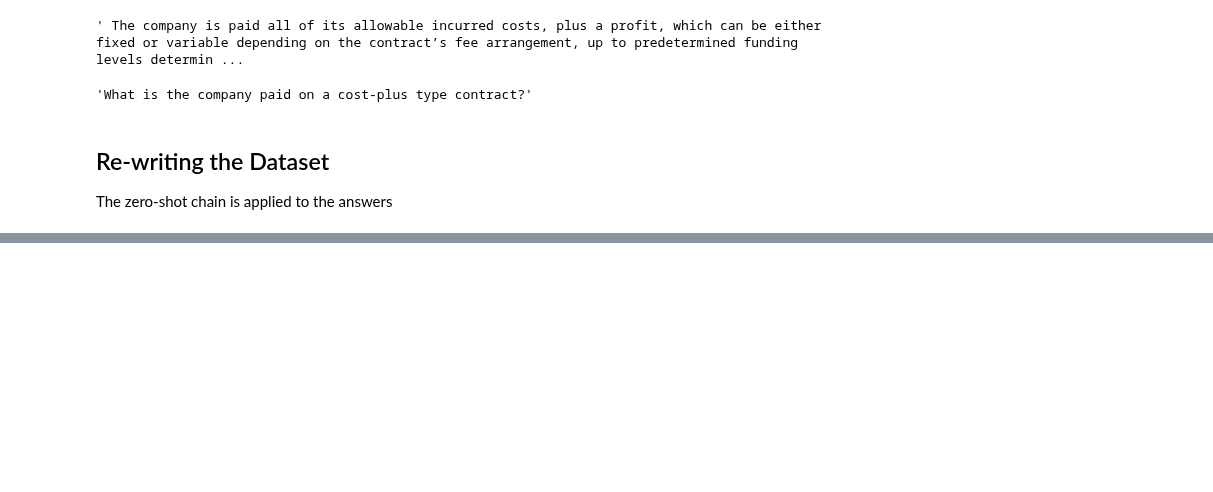
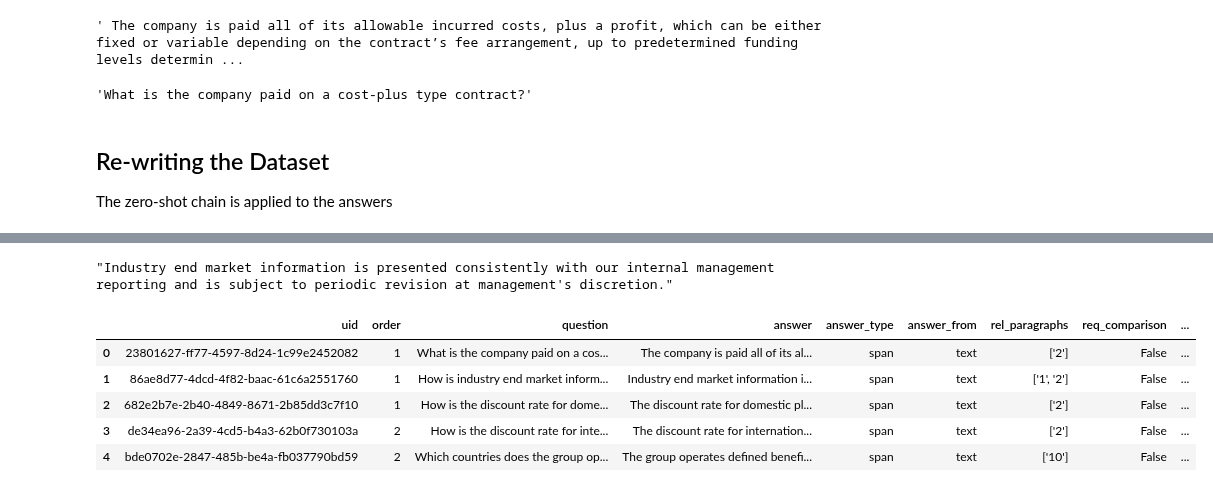
Before and after one commit to yw4401/FinBot, a Jupyter notebook: notebooks/tatqa_datasets_rewrite.ipynb, the cells around one changed output, grey strips where cells are left out. Saved outputs shown, nothing was run; the diff lists cells and outputs as text; code cells hidden in the pictures; blank space fills up the shorter version.

```diff
--- a/notebooks/tatqa_datasets_rewrite.ipynb
+++ b/notebooks/tatqa_datasets_rewrite.ipynb
@@ -82,0 +95,13 @@ KeyboardInterrupt:
+# %%
+tatqa_df["answer"].tolist()[1]
+# %% [output]
+"Industry end market information is presented consistently with our internal management reporting and is subject to periodic revision at management's discretion."
+# %%
+tatqa_df.head()
+# %% [output]
+|  | uid | order | question | answer | answer_type | answer_from | rel_paragraphs | req_comparison | ... |
+| 0 | 23801627-ff77-4597-8d24-1c99e2452082 | 1 | What is the company paid on a cos... | The company is paid all of its al... | span | text | ['2'] | False | ... |
+| 1 | 86ae8d77-4dcd-4f82-baac-61c6a2551760 | 1 | How is industry end market inform... | Industry end market information i... | span | text | ['1', '2'] | False | ... |
+| 2 | 682e2b7e-2b40-4849-8671-2b85dd3c7f10 | 1 | How is the discount rate for dome... | The discount rate for domestic pl... | span | text | ['2'] | False | ... |
+| 3 | de34ea96-2a39-4cd5-b4a3-62b0f730103a | 2 | How is the discount rate for inte... | The discount rate for internation... | span | text | ['2'] | False | ... |
+| 4 | bde0702e-2847-485b-be4a-fb037790bd59 | 2 | Which countries does the group op... | The group operates defined benefi... | span | text | ['10'] | False | ... |
```
Also changed, not shown: parts of 2 cells of this notebook, 1 other file.
